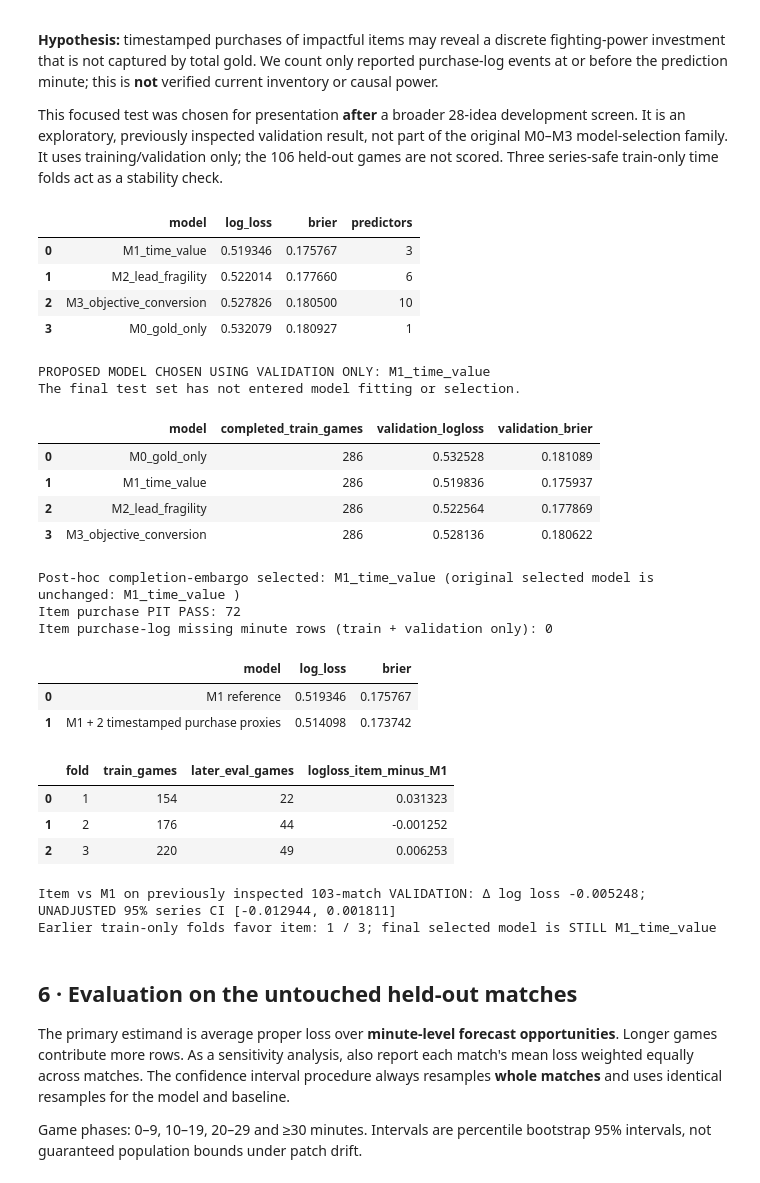
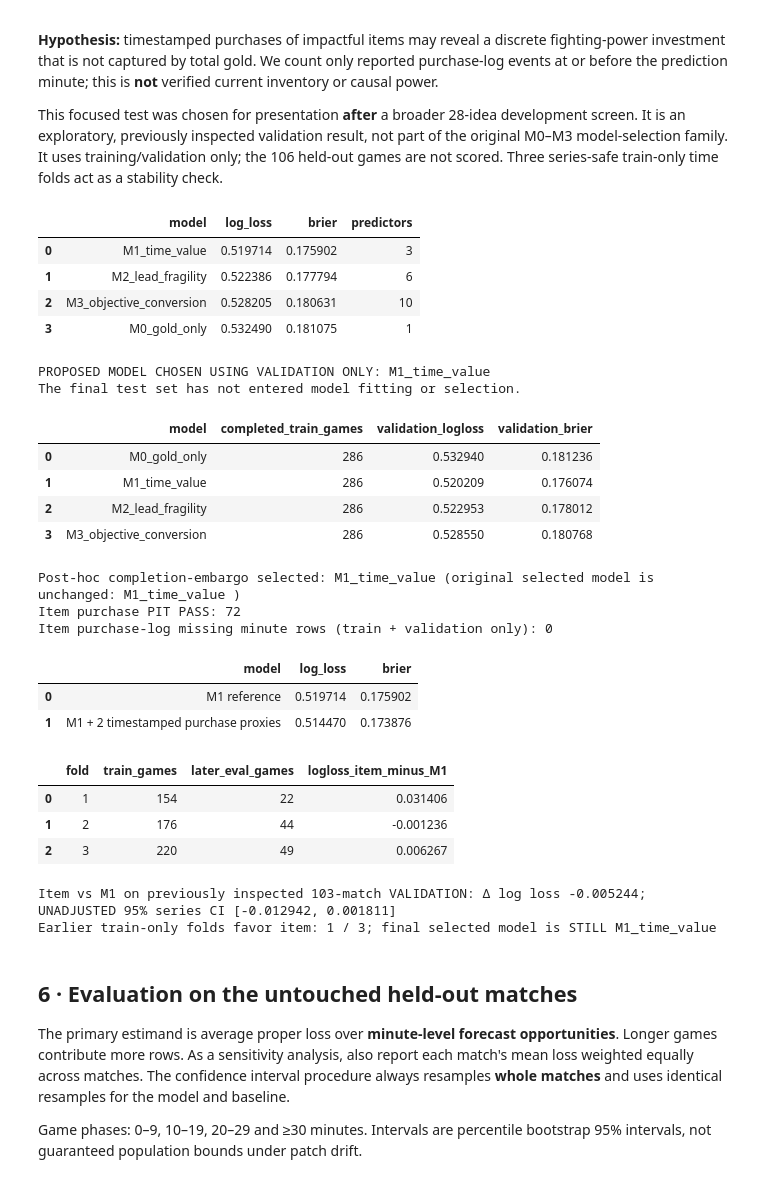
Before and after one commit to sangtrx/vexil-dota2-case-study, a Jupyter notebook: live_dota2_win_probability.ipynb, the cells around one changed output. Saved outputs shown, nothing was run; the diff lists cells and outputs as text; code cells hidden in the pictures.

Commit message:
fix: enforce preterminal forecasts, refit and deliver senior DS analysis

```diff
--- a/live_dota2_win_probability.ipynb
+++ b/live_dota2_win_probability.ipynb
@@ -431,7 +431,7 @@ print("Patch distribution:", manifest.patch.value_counts().to_dict())
 print("Candidate exclusions by reason:", dict(Counter(reason for _, reason in rejected)))
 quality = pd.DataFrame([{
     "match_id": int(m["match_id"]), "patch": str(m.get("patch")),
-    "gold_tail_missing_minutes": max(0, int(m["duration"])//60 - (len(m["radiant_gold_adv"])-1)),
+    "gold_tail_missing_minutes": max(0, (int(m["duration"])-1)//60 - (len(m["radiant_gold_adv"])-1)),
     "objectives_log_present": isinstance(m.get("objectives"), list),
     "all_kill_logs_present": isinstance(m.get("players"), list)
         and len(m["players"]) == 10
@@ -575,7 +575,7 @@ def validate_minute_alignment(match):
             values = player.get(name)
             if not isinstance(values, list) or len(values) != len(clock):
                 raise ValueError("Player " + name + " missing or misaligned")
-    limit = int(match.get("duration", 0)) // 60
+    limit = (int(match.get("duration", 0)) - 1) // 60
     if limit < 0 or len(gold) <= limit:
         raise ValueError("Incomplete team advantage data for forecast horizon")
     for minute in range(limit + 1):
@@ -624,8 +624,14 @@ def make_minute_table(games):
     frames = []
     for match in games:
         validate_minute_alignment(match)
-        max_minute = max(0, int(match["duration"]) // 60)
+        # Forecast only while the match is still live. If duration is an exact
+        # multiple of 60, the terminal boundary is not a forecast opportunity.
+        duration_seconds = int(match["duration"])
+        if duration_seconds <= 0:
+            raise ValueError("Nonpositive match duration")
+        max_minute = (duration_seconds - 1) // 60
         for t in range(max_minute + 1):
+            assert 60*t < duration_seconds, "Post-terminal minute is not an admissible forecast"
             x = snapshot_features(match, t)
             frames.append({"match_id": int(match["match_id"]), "minute": t,
                            "radiant_win": int(match["radiant_win"]), **x})
@@ -695,7 +701,7 @@ checked = 0
 # The selected data are ordered older-patch then newer-patch. Test both.
 pit_cases = matches if len(matches) <= 12 else matches[:6] + matches[-6:]
 for match in pit_cases:
-    for t in sorted(set([0, 1, 9, 10, 20, min(int(match["duration"])//60, 30)])):
+    for t in sorted(set([0, 1, 9, 10, 20, min((int(match["duration"])-1)//60, 30)])):
         assert_same_features(snapshot_features(match, t),
                              snapshot_features(prefix_truncated(match, t), t))
         checked += 1
@@ -904,7 +910,7 @@ def item_purchase_snapshot(game, t):
 
 item_pit_checks = 0
 for game in pit_cases:
-    for t in sorted(set((0, 1, 9, 10, 20, min(30, int(game["duration"])//60)))):
+    for t in sorted(set((0, 1, 9, 10, 20, min(30, (int(game["duration"])-1)//60)))):
         a = item_purchase_snapshot(game, t)
         b = item_purchase_snapshot(prefix_truncated(game, t), t)
         assert all((pd.isna(x) and pd.isna(y)) or x == y for x, y in zip(a, b))
@@ -918,7 +924,7 @@ item_records = []
 for game in matches:
     mid = int(game["match_id"])
     if mid not in dev_ids: continue
-    for t in range(int(game["duration"])//60 + 1):
+    for t in range((int(game["duration"])-1)//60 + 1):
         major, impact = item_purchase_snapshot(game, t)
         item_records.append({"match_id": mid, "minute": t,
                              "major_item_diff": major,
@@ -978,55 +984,55 @@ for i,row in enumerate(old_info.itertuples()):
 valid_cuts=[i for i in range(1,len(old_info))
             if all(not(lo<i<=hi) for lo,hi in spans.values())]
 cuts=[min(valid_cuts,key=lambda i:(abs(i-len(old_info)*f),i))
       for f in (.52,.60,.75,.92)]
 assert cuts==sorted(set(cuts))
 fold_rows=[]
 for i,(a,b) in enumerate(zip(cuts[:-1],cuts[1:]),1):
     older_ids=set(old_info.iloc[:a].match_id.astype(int))
     newer_ids=set(old_info.iloc[a:b].match_id.astype(int))
     older=item_train[item_train.match_id.isin(older_ids)]
     newer=item_train[item_train.match_id.isin(newer_ids)]
     assert older.match_id.nunique()==len(older_ids) and newer.match_id.nunique()==len(newer_ids)
     assert not older_ids & newer_ids
     reference=fit_model(older,SETS["M1_time_value"])
     expanded=fit_model(older,item_columns)
     target=newer.radiant_win.to_numpy(dtype=int)
     p0=reference.predict_proba(newer[SETS["M1_time_value"]])[:,1]
     p1=expanded.predict_proba(newer[item_columns])[:,1]
     fold_rows.append({"fold":i,"train_games":len(older_ids),
        "later_eval_games":len(newer_ids),
        "logloss_item_minus_M1":float(
            item_ll(target,p1).mean()-item_ll(target,p0).mean())})
 item_folds=pd.DataFrame(fold_rows)
 display(item_folds.round(6))
 print("Item vs M1 on previously inspected 103-match VALIDATION: Δ log loss %.6f; UNADJUSTED 95%% series CI [%.6f, %.6f]"
       % (delta_item.mean(),item_ci[0],item_ci[1]))
 print("Earlier train-only folds favor item:",int((item_folds.logloss_item_minus_M1<0).sum()),
       "/ 3; final selected model is STILL",selected)
 # %% [output]
 |  | model | log_loss | brier | predictors |
-| 0 | M1_time_value | 0.519346 | 0.175767 | 3 |
-| 1 | M2_lead_fragility | 0.522014 | 0.177660 | 6 |
-| 2 | M3_objective_conversion | 0.527826 | 0.180500 | 10 |
-| 3 | M0_gold_only | 0.532079 | 0.180927 | 1 |
+| 0 | M1_time_value | 0.519714 | 0.175902 | 3 |
+| 1 | M2_lead_fragility | 0.522386 | 0.177794 | 6 |
+| 2 | M3_objective_conversion | 0.528205 | 0.180631 | 10 |
+| 3 | M0_gold_only | 0.532490 | 0.181075 | 1 |
 PROPOSED MODEL CHOSEN USING VALIDATION ONLY: M1_time_value
 The final test set has not entered model fitting or selection.
 |  | model | completed_train_games | validation_logloss | validation_brier |
-| 0 | M0_gold_only | 286 | 0.532528 | 0.181089 |
-| 1 | M1_time_value | 286 | 0.519836 | 0.175937 |
-| 2 | M2_lead_fragility | 286 | 0.522564 | 0.177869 |
-| 3 | M3_objective_conversion | 286 | 0.528136 | 0.180622 |
+| 0 | M0_gold_only | 286 | 0.532940 | 0.181236 |
+| 1 | M1_time_value | 286 | 0.520209 | 0.176074 |
+| 2 | M2_lead_fragility | 286 | 0.522953 | 0.178012 |
+| 3 | M3_objective_conversion | 286 | 0.528550 | 0.180768 |
 Post-hoc completion-embargo selected: M1_time_value (original selected model is unchanged: M1_time_value )
 Item purchase PIT PASS: 72
 Item purchase-log missing minute rows (train + validation only): 0
 |  | model | log_loss | brier |
-| 0 | M1 reference | 0.519346 | 0.175767 |
-| 1 | M1 + 2 timestamped purchase proxies | 0.514098 | 0.173742 |
+| 0 | M1 reference | 0.519714 | 0.175902 |
+| 1 | M1 + 2 timestamped purchase proxies | 0.514470 | 0.173876 |
 |  | fold | train_games | later_eval_games | logloss_item_minus_M1 |
-| 0 | 1 | 154 | 22 | 0.031323 |
-| 1 | 2 | 176 | 44 | -0.001252 |
-| 2 | 3 | 220 | 49 | 0.006253 |
+| 0 | 1 | 154 | 22 | 0.031406 |
+| 1 | 2 | 176 | 44 | -0.001236 |
+| 2 | 3 | 220 | 49 | 0.006267 |
-Item vs M1 on previously inspected 103-match VALIDATION: Δ log loss -0.005248; UNADJUSTED 95% series CI [-0.012944, 0.001811]
+Item vs M1 on previously inspected 103-match VALIDATION: Δ log loss -0.005244; UNADJUSTED 95% series CI [-0.012942, 0.001811]
 Earlier train-only folds favor item: 1 / 3; final selected model is STILL M1_time_value
 # %% [markdown]
 ## 6 · Evaluation on the untouched held-out matches
```
Also changed, not shown: parts of 12 cells of this notebook, 22 other files.
